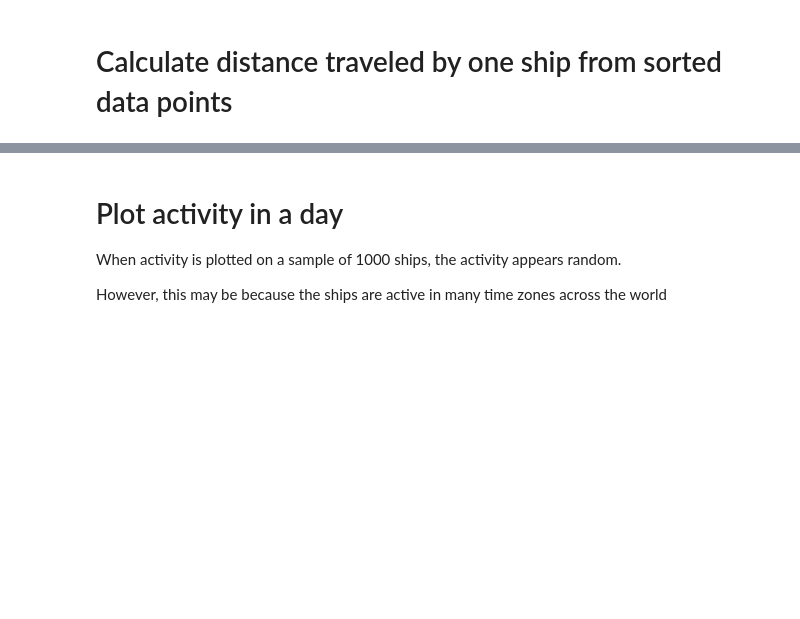
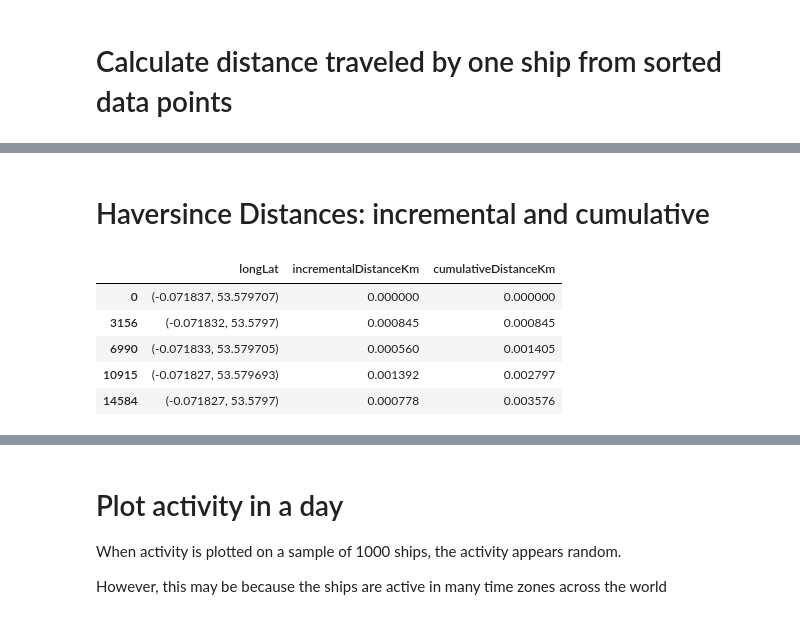
Before and after one commit to uwong/python, a Jupyter notebook: notebooks/ships/ship data exploration.ipynb, the cells around one changed output, grey strips where cells are left out. Cells and saved outputs as stored; diff of their text form; code cells hidden in the pictures; blank space fills up the shorter version.

```diff
--- a/notebooks/ships/ship data exploration.ipynb
+++ b/notebooks/ships/ship data exploration.ipynb
@@ -310,3 +276,18 @@ oneShip.loc[0:5000]
+# %%
+from itertools import islice
+
+def window(seq, n=2):
+    "Returns a sliding window (of width n) over data from the iterable"
+    "   s -> (s0,s1,...s[n-1]), (s1,s2,...,sn), ...                   "
+    it = iter(seq)
+    result = tuple(islice(it, n))
+    if len(result) == n:
+        yield result
+    for elem in it:
+        result = result[1:] + (elem,)
+        yield result
+# %%
+distances = [0] + [haversineDistanceKm(longLatWindow )for longLatWindow in list(window(oneShip.longLat))]
 # %%
-oneShip.loc[0].index
+oneShip.loc[:, 'incrementalDistanceKm'] = pd.Series(distances, index=oneShip.index)
 # %% [output]
@@ -375,0 +304,2 @@ r.sum()
+# %%
+oneShip.loc[:, 'cumulativeDistanceKm'] = oneShip.incrementalDistanceKm.cumsum()
@@ -375,0 +317,11 @@ r.sum()
+# %% [markdown]
+# Haversince Distances: incremental and cumulative
+# %%
+oneShip.loc[:, ['longLat', 'incrementalDistanceKm', 'cumulativeDistanceKm']].head()
+# %% [output]
+|  | longLat | incrementalDistanceKm | cumulativeDistanceKm |
+| 0 | (-0.071837, 53.579707) | 0.000000 | 0.000000 |
+| 3156 | (-0.071832, 53.5797) | 0.000845 | 0.000845 |
+| 6990 | (-0.071833, 53.579705) | 0.000560 | 0.001405 |
+| 10915 | (-0.071827, 53.579693) | 0.001392 | 0.002797 |
+| 14584 | (-0.071827, 53.5797) | 0.000778 | 0.003576 |
```
Also changed, not shown: parts of 22 cells of this notebook.
